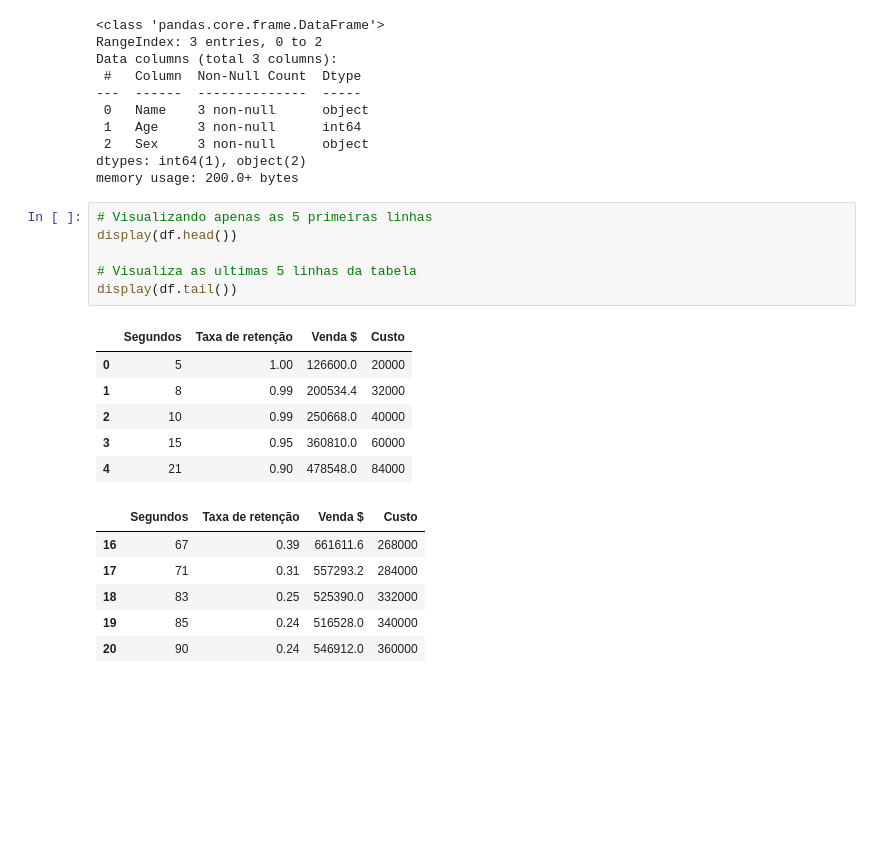
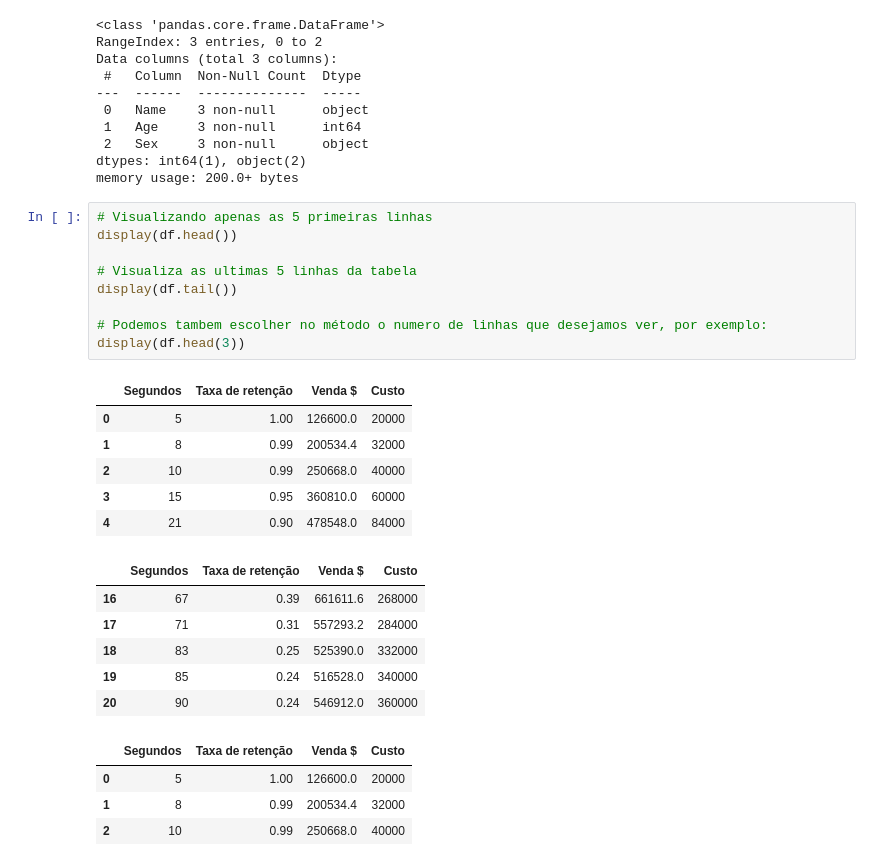
Before and after one commit to jharbes/hashtagDatascience, a Jupyter notebook: 004-pandas_e_numpy/04-comparando_o_pandas_com_o_excel-na_pratica-parte2/apresentando_o_numpy_e_o_pandas-parte2.ipynb, the cells around one changed output. Saved outputs shown, nothing was run; the diff lists cells and outputs as text; blank space fills up the shorter version.

```diff
--- a/004-pandas_e_numpy/04-comparando_o_pandas_com_o_excel-na_pratica-parte2/apresentando_o_numpy_e_o_pandas-parte2.ipynb
+++ b/004-pandas_e_numpy/04-comparando_o_pandas_com_o_excel-na_pratica-parte2/apresentando_o_numpy_e_o_pandas-parte2.ipynb
@@ -113,21 +113,28 @@ memory usage: 200.0+ bytes
 # %%
 # Visualizando apenas as 5 primeiras linhas
 display(df.head())
 
 # Visualiza as ultimas 5 linhas da tabela
 display(df.tail())
+
+# Podemos tambem escolher no método o numero de linhas que desejamos ver, por exemplo:
+display(df.head(3))
 # %% [output]
 |  | Segundos | Taxa de retenção | Venda $ | Custo |
 | 0 | 5 | 1.00 | 126600.0 | 20000 |
 | 1 | 8 | 0.99 | 200534.4 | 32000 |
 | 2 | 10 | 0.99 | 250668.0 | 40000 |
 | 3 | 15 | 0.95 | 360810.0 | 60000 |
 | 4 | 21 | 0.90 | 478548.0 | 84000 |
 |  | Segundos | Taxa de retenção | Venda $ | Custo |
 | 16 | 67 | 0.39 | 661611.6 | 268000 |
 | 17 | 71 | 0.31 | 557293.2 | 284000 |
 | 18 | 83 | 0.25 | 525390.0 | 332000 |
 | 19 | 85 | 0.24 | 516528.0 | 340000 |
 | 20 | 90 | 0.24 | 546912.0 | 360000 |
+|  | Segundos | Taxa de retenção | Venda $ | Custo |
+| 0 | 5 | 1.00 | 126600.0 | 20000 |
+| 1 | 8 | 0.99 | 200534.4 | 32000 |
+| 2 | 10 | 0.99 | 250668.0 | 40000 |
 # %%
 # Verificando o tipo de dado em cada uma das colunas
```
Also changed, not shown: parts of 5 cells of this notebook, 1 other file.
